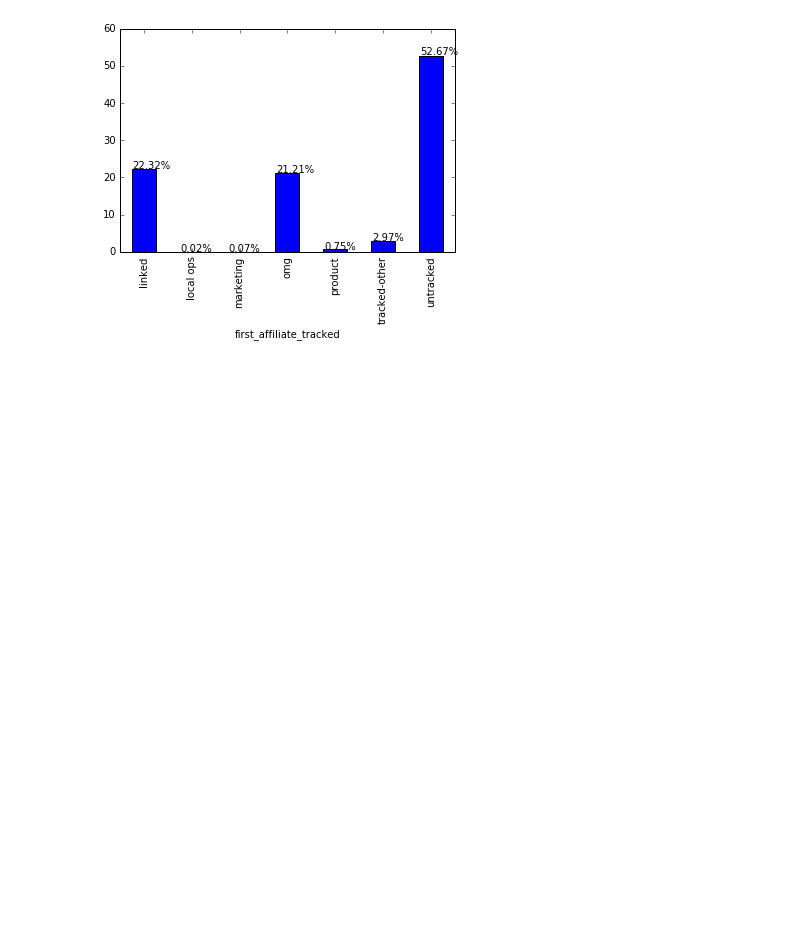
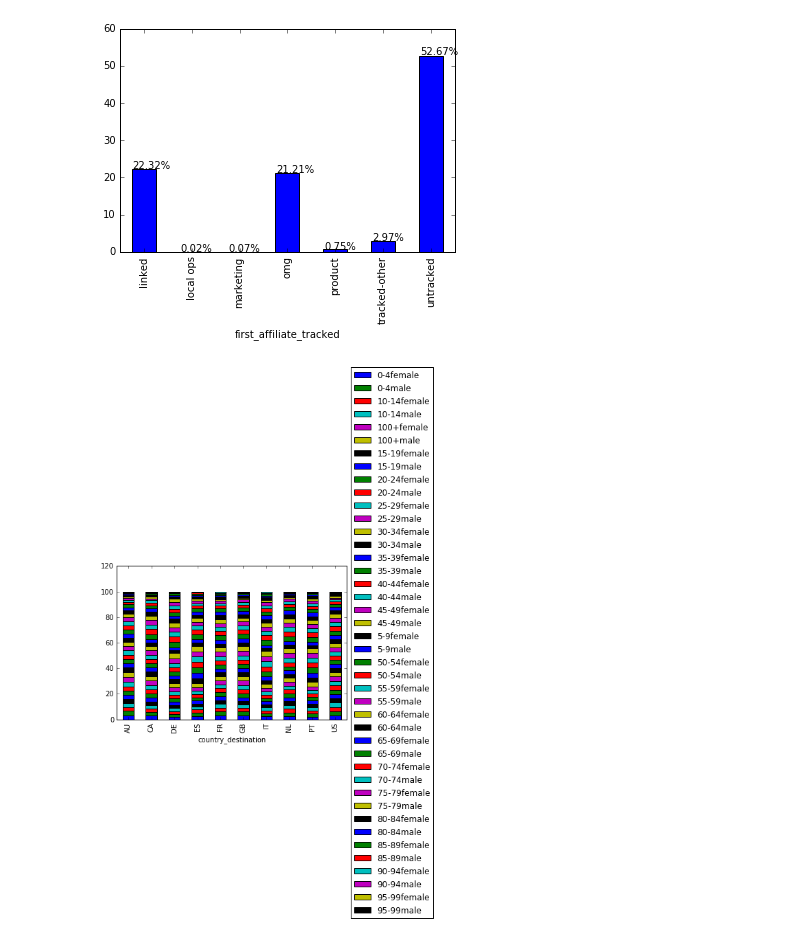
Before and after one commit to yaojiayu0826/Airbnb-case, a Jupyter notebook: data_explore.ipynb, the cells around one changed output. Saved outputs shown, nothing was run; the diff lists cells and outputs as text; code cells hidden in the pictures; blank space fills up the shorter version.

```diff
--- a/data_explore.ipynb
+++ b/data_explore.ipynb
@@ -156,3 +157,16 @@ for p in ax.patches:
 plt.show()
 # %% [output]
 [figure]
+# %%
+import pandas as pd
+from matplotlib import pyplot as plt
+
+age_gender = pd.read_csv('age_gender_bkts.csv')
+age_gender['group'] = age_gender[['age_bucket','gender']].apply(lambda x: ''.join(x),axis = 1)
+grpby = age_gender.groupby(['country_destination','group'])['population_in_thousands'].sum()
+g = grpby.groupby(level=0).apply(lambda x: 100*x/float(x.sum()))
+g.unstack().plot(kind = 'bar',stacked = True)
+plt.legend(loc='center left', bbox_to_anchor=(1.0, 0.5))
+plt.show()
+# %% [output]
+[figure, added]
```
Also changed, not shown: parts of 6 cells of this notebook.
